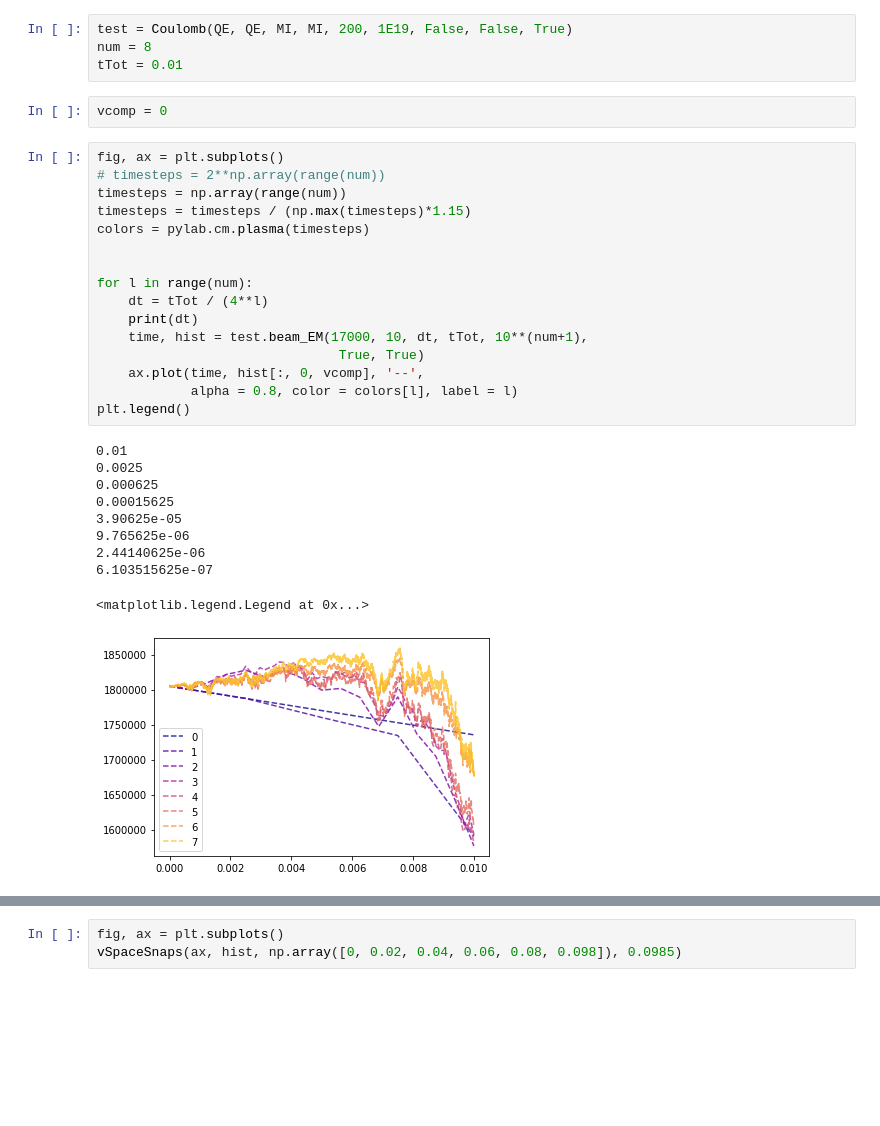
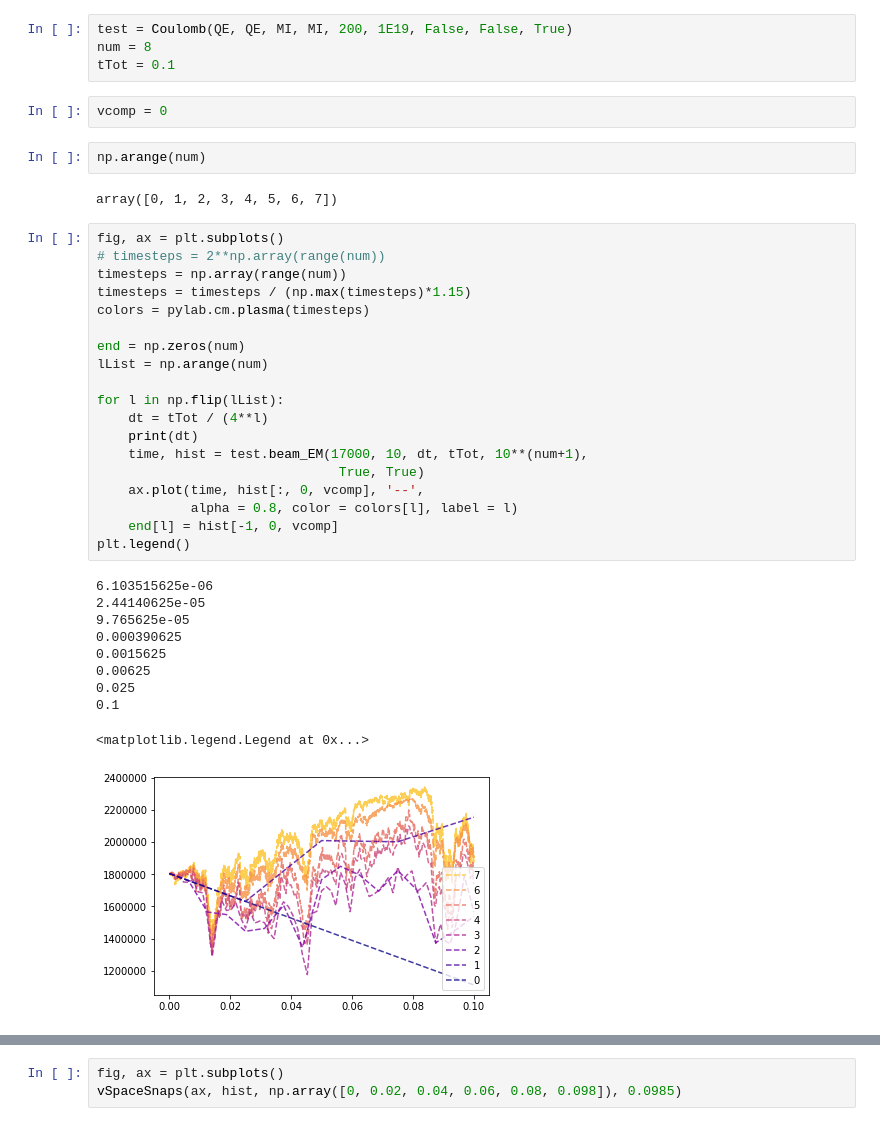
Before and after one commit to lauraxinzhang/CoulombCollisions, a Jupyter notebook: Convergence.ipynb, the cells around one changed output, grey strips where cells are left out. Drawn from its saved outputs; the diff is of its cells as text; blank space fills up the shorter version.

```diff
--- a/Convergence.ipynb
+++ b/Convergence.ipynb
@@ -43,33 +52,40 @@ plt.yscale('log')
 # %%
 test = Coulomb(QE, QE, MI, MI, 200, 1E19, False, False, True)
 num = 8
-tTot = 0.01
+tTot = 0.1
 # %%
 vcomp = 0
+# %%
+np.arange(num)
+# %% [output]
+array([0, 1, 2, 3, 4, 5, 6, 7])
 # %%
 fig, ax = plt.subplots()
 # timesteps = 2**np.array(range(num))
 timesteps = np.array(range(num))
 timesteps = timesteps / (np.max(timesteps)*1.15)
 colors = pylab.cm.plasma(timesteps)
 
+end = np.zeros(num)
+lList = np.arange(num)
 
-for l in range(num):
+for l in np.flip(lList):
     dt = tTot / (4**l)
     print(dt)
     time, hist = test.beam_EM(17000, 10, dt, tTot, 10**(num+1),
                                True, True)
     ax.plot(time, hist[:, 0, vcomp], '--',
             alpha = 0.8, color = colors[l], label = l)
+    end[l] = hist[-1, 0, vcomp]
 plt.legend()
 # %% [output]
-0.01
-0.0025
-0.000625
-0.00015625
-3.90625e-05
-9.765625e-06
-2.44140625e-06
-6.103515625e-07
+6.103515625e-06
+2.44140625e-05
+9.765625e-05
+0.000390625
+0.0015625
+0.00625
+0.025
+0.1
 <matplotlib.legend.Legend at 0x...>
-[figure, old version]
+[figure, new version]
```
Also changed, not shown: parts of 6 cells of this notebook, 1 other file.
